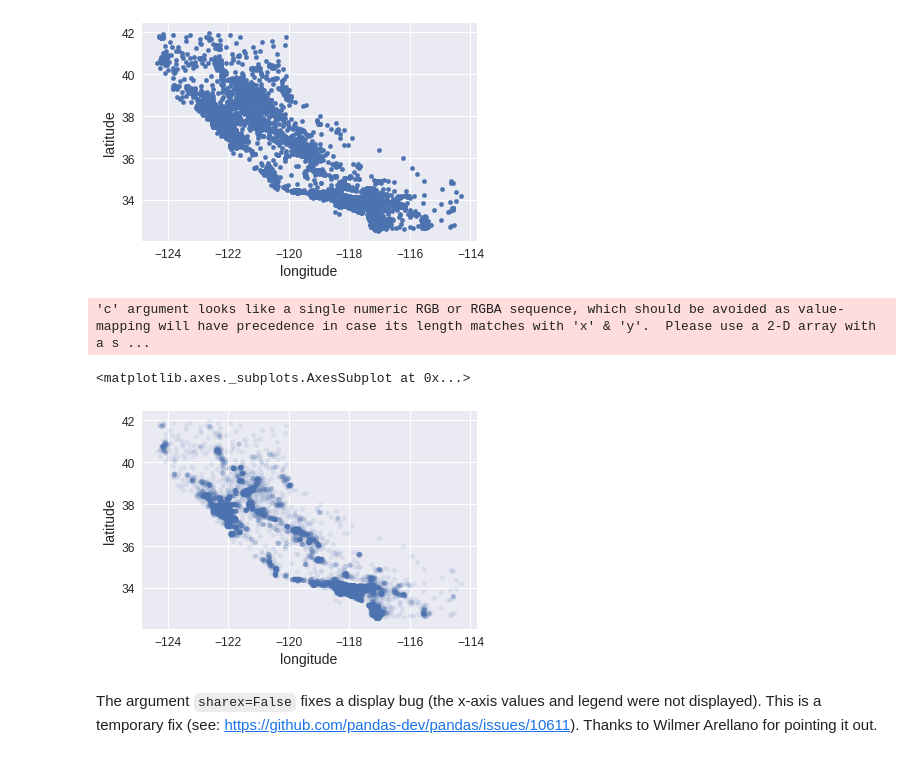
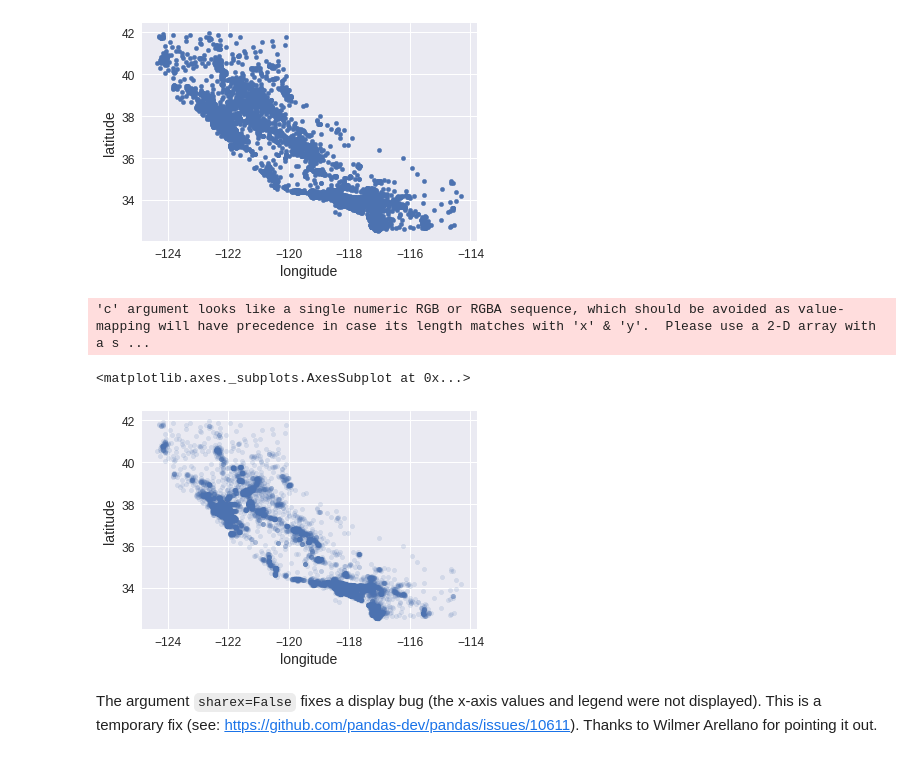
Before and after one commit to Espanta/handson-ml, a Jupyter notebook: 02_end_to_end_machine_learning_project.ipynb, the cells around one changed output. Cells and saved outputs as stored; diff of their text form; code cells hidden in the pictures.

```diff
--- a/02_end_to_end_machine_learning_project.ipynb
+++ b/02_end_to_end_machine_learning_project.ipynb
@@ -297,13 +299,16 @@ housing.plot(kind="scatter", x="longitude", y="latitude")
 'c' argument looks like a single numeric RGB or RGBA sequence, which should be avoided as value-mapping will have precedence in case its length matches with 'x' & 'y'.  Please use a 2-D array with a s ...
 <matplotlib.axes._subplots.AxesSubplot at 0x...>
 [figure]
-# %%
-housing.plot(kind="scatter", x="longitude", y="latitude", alpha=0.1)
-#save_fig("better_visualization_plot")
-# %% [output]
-'c' argument looks like a single numeric RGB or RGBA sequence, which should be avoided as value-mapping will have precedence in case its length matches with 'x' & 'y'.  Please use a 2-D array with a s ...
-<matplotlib.axes._subplots.AxesSubplot at 0x...>
-[figure, removed]
+# %%
+#Alpha belos can be used to soften colors for more visually appealing plots.
+#In other examples, as we'll see below, the alpha channel is functionally useful as the shaded regions can overlap and alpha allows you to see both
+
+housing.plot(kind="scatter", x="longitude", y="latitude", alpha=0.15)
+#save_fig("better_visualization_plot")
+# %% [output]
+'c' argument looks like a single numeric RGB or RGBA sequence, which should be avoided as value-mapping will have precedence in case its length matches with 'x' & 'y'.  Please use a 2-D array with a s ...
+<matplotlib.axes._subplots.AxesSubplot at 0x...>
+[figure, added]
 # %% [markdown]
 The argument `sharex=False` fixes a display bug (the x-axis values and legend were not displayed). This is a temporary fix (see: https://github.com/pandas-dev/pandas/issues/10611). Thanks to Wilmer Arellano for pointing it out.
 # %%
```
Also changed, not shown: parts of 69 cells of this notebook.
